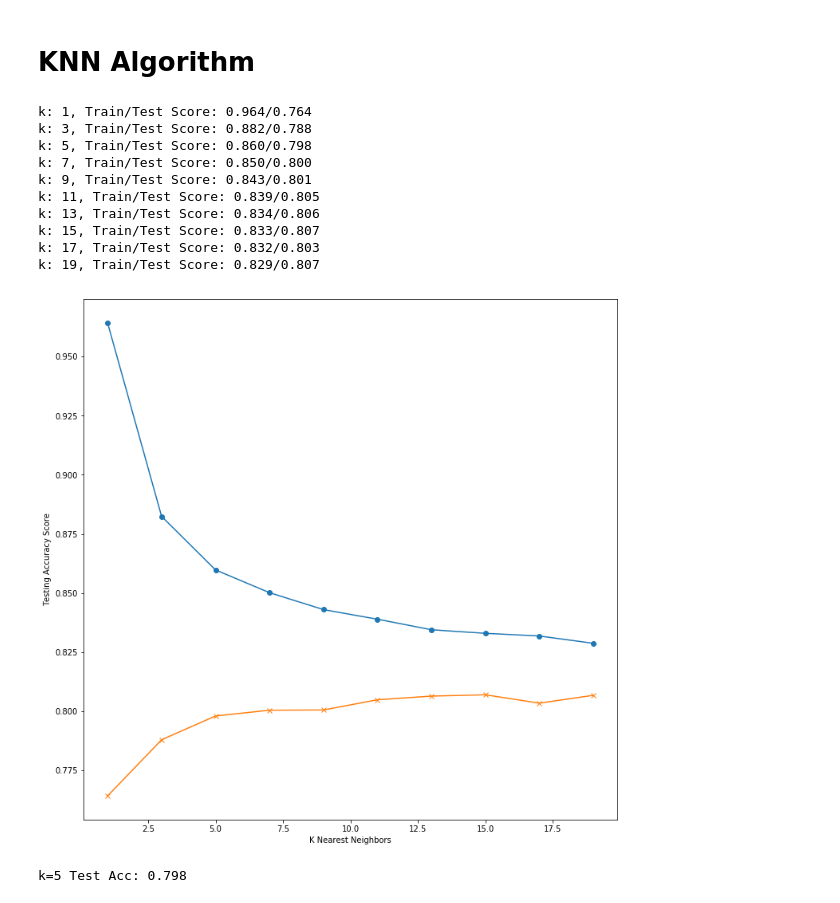
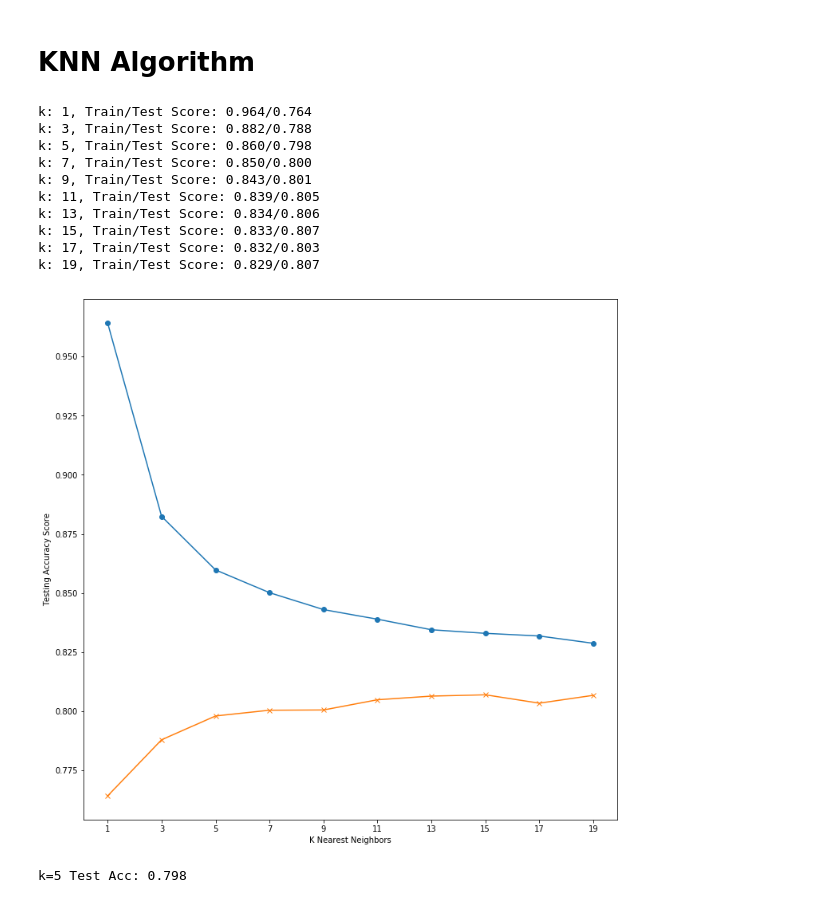
Before and after one commit to SindhujaJayakumar/AdultIncome-Prediction, a Jupyter notebook: Us_income_main.ipynb, the cells around one changed output. Drawn from its saved outputs; the diff is of its cells as text; code cells hidden in the pictures.

```diff
--- a/Us_income_main.ipynb
+++ b/Us_income_main.ipynb
@@ -328,34 +333,35 @@ from sklearn.neighbors import KNeighborsClassifier
 # %%
 # Loop through different k values to see which has the highest accuracy
 train_scores = []
 test_scores = []
 for k in range(1, 20, 2):
     knn = KNeighborsClassifier(n_neighbors = k)
     knn.fit(X_train, y_train)
     train_score = knn.score(X_train, y_train)
     test_score = knn.score(X_test, y_test)
     train_scores.append(train_score)
     test_scores.append(test_score)
     print(f"k: {k}, Train/Test Score: {train_score:.3f}/{test_score:.3f}")
 
 plt.figure(figsize = (12, 12))
 plt.plot(range(1, 20, 2), train_scores, marker='o')
 plt.plot(range(1, 20, 2), test_scores, marker="x")
+plt.xticks([1, 3, 5, 7, 9, 11, 13, 15, 17, 19])
 plt.xlabel("K Nearest Neighbors")
 plt.ylabel("Testing Accuracy Score")
 plt.show()
 # %% [output]
 k: 1, Train/Test Score: 0.964/0.764
 k: 3, Train/Test Score: 0.882/0.788
 k: 5, Train/Test Score: 0.860/0.798
 k: 7, Train/Test Score: 0.850/0.800
 k: 9, Train/Test Score: 0.843/0.801
 k: 11, Train/Test Score: 0.839/0.805
 k: 13, Train/Test Score: 0.834/0.806
 k: 15, Train/Test Score: 0.833/0.807
 k: 17, Train/Test Score: 0.832/0.803
 k: 19, Train/Test Score: 0.829/0.807
-[figure, old version]
+[figure, new version]
 # %%
 # A 'k' of five provides the best accuracy where the classifier starts to stablize
 knn = KNeighborsClassifier(n_neighbors=5)
```
Also changed, not shown: parts of 3 cells of this notebook.
